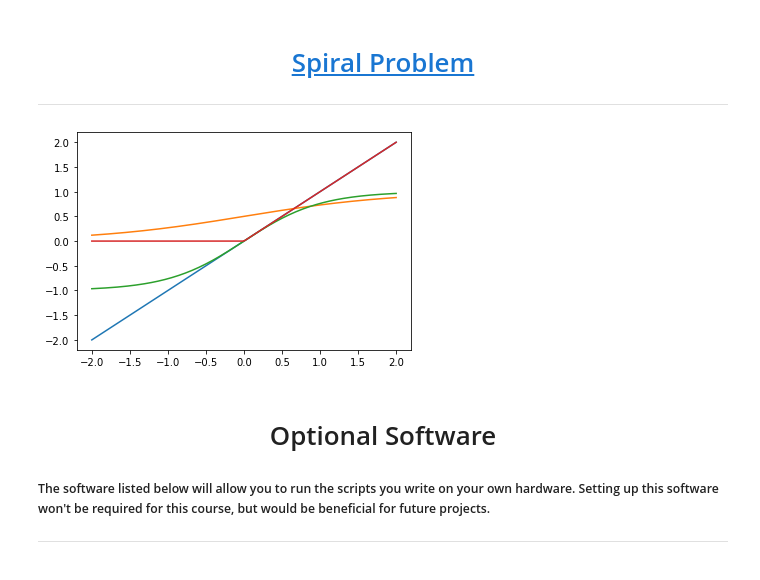
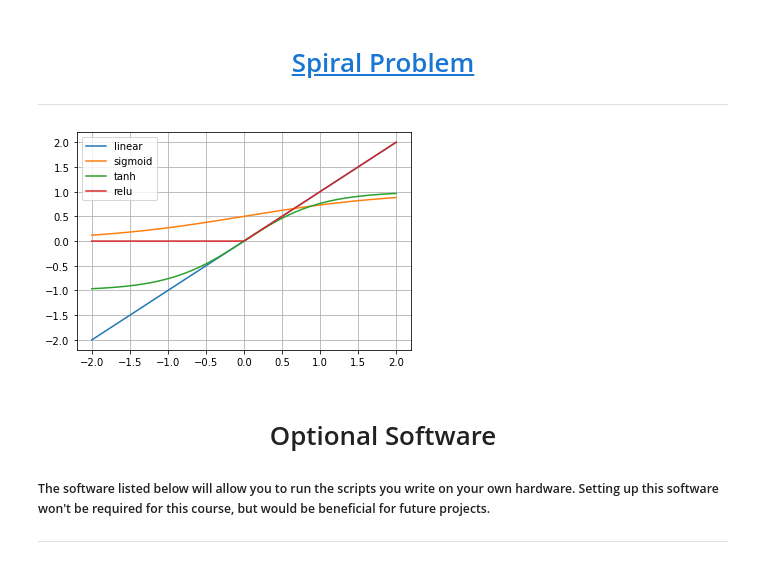
Before and after one commit to knpatel2/ai-webdev, a Jupyter notebook: lessons/lesson-01/lesson-01.knpatel2.ipynb, the cells around one changed output. Cells and saved outputs as stored; diff of their text form; code cells hidden in the pictures.

```diff
--- a/lessons/lesson-01/lesson-01.knpatel2.ipynb
+++ b/lessons/lesson-01/lesson-01.knpatel2.ipynb
@@ -171,21 +171,23 @@ plot(relu)
 # %%
 # create function that plots activation function outputs
 def plotAll(actfn, bounds=[-2, 2]):
   xArray = np.linspace(bounds[0], bounds[1], 180)
 
   for x in range(len(actfn)):
     y = []
 
     for curX in xArray:
       y.append(actfn[x](curX))
 
-    plt.plot(xArray, y)
+    plt.plot(xArray, y, label=actfn[x].__name__)
 
-  plt.show
+  plt.legend()
+  plt.grid()
+  plt.show()
 
 plotAll([linear, sigmoid, tanh, relu])
 # %% [output]
-[figure, old version]
+[figure, new version]
 # %% [markdown]
 <h1 align='center'>Optional Software</h1>
 
```
